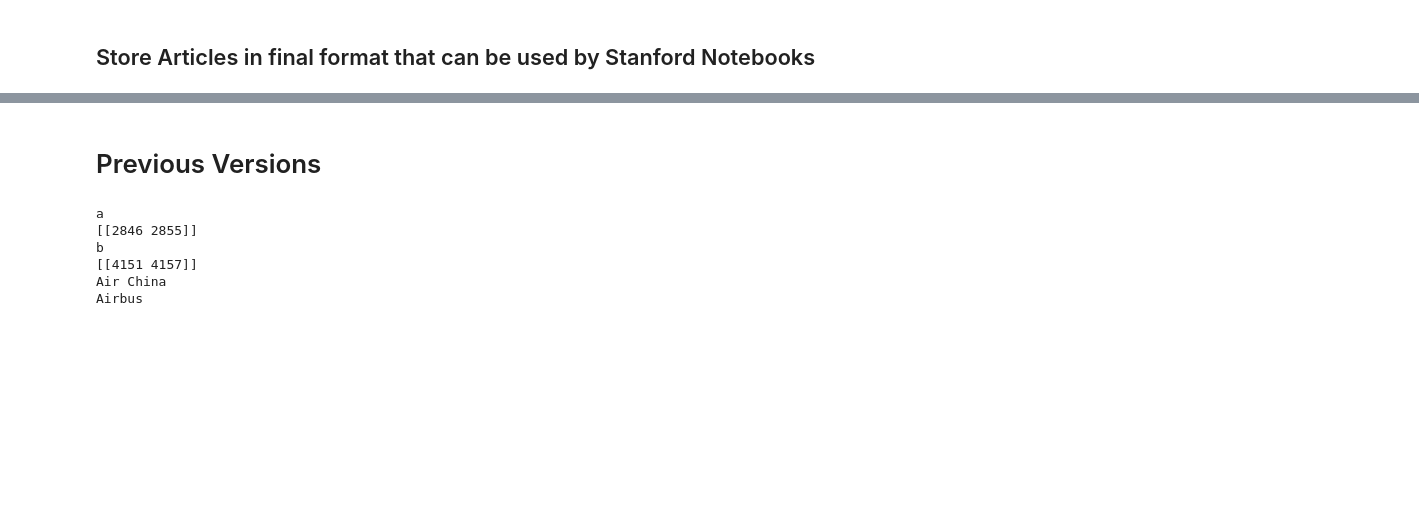
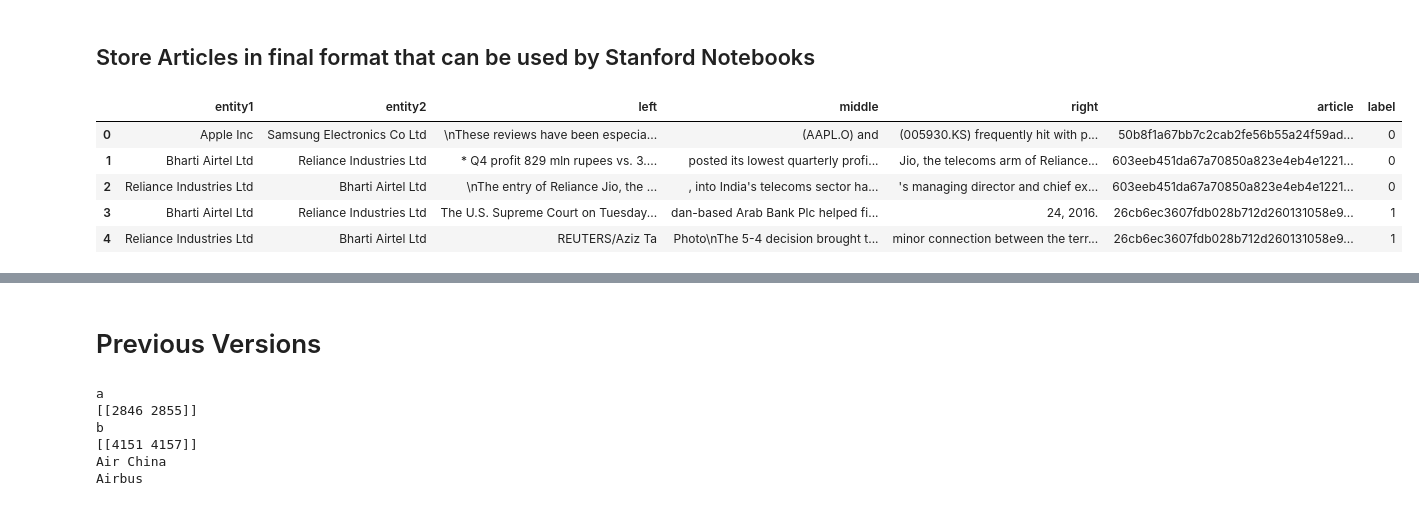
Before and after one commit to ronaldBuddys/supply-chain-extract, a Jupyter notebook: nlp/examples/article_analysis.ipynb, the cells around one changed output, grey strips where cells are left out. Drawn from its saved outputs; the diff is of its cells as text; code cells hidden in the pictures; blank space fills up the shorter version.

Commit message:
updating demonstration files with latest input files

```diff
--- a/nlp/examples/article_analysis.ipynb
+++ b/nlp/examples/article_analysis.ipynb
@@ -807,5 +856,14 @@ df["label"].mean()
 # %% [markdown]
 ## Store Articles in final format that can be used by Stanford Notebooks
+# %%
+df = pd.read_csv(get_data_path("example_inputs_pos_and_neg.tsv"),sep="\t")
+# %% [output]
+|  | entity1 | entity2 | left | middle | right | article | label |
+| 0 | Apple Inc | Samsung Electronics Co Ltd | \nThese reviews have been especia... | (AAPL.O) and | (005930.KS) frequently hit with p... | 50b8f1a67bb7c2cab2fe56b55a24f59ad... | 0 |
+| 1 | Bharti Airtel Ltd | Reliance Industries Ltd | * Q4 profit 829 mln rupees vs. 3.... | posted its lowest quarterly profi... | Jio, the telecoms arm of Reliance... | 603eeb451da67a70850a823e4eb4e1221... | 0 |
+| 2 | Reliance Industries Ltd | Bharti Airtel Ltd | \nThe entry of Reliance Jio, the ... | , into India's telecoms sector ha... | 's managing director and chief ex... | 603eeb451da67a70850a823e4eb4e1221... | 0 |
+| 3 | Bharti Airtel Ltd | Reliance Industries Ltd | The U.S. Supreme Court on Tuesday... | dan-based Arab Bank Plc helped fi... | 24, 2016. | 26cb6ec3607fdb028b712d260131058e9... | 1 |
+| 4 | Reliance Industries Ltd | Bharti Airtel Ltd | REUTERS/Aziz Ta | Photo\nThe 5-4 decision brought t... | minor connection between the terr... | 26cb6ec3607fdb028b712d260131058e9... | 1 |
 # %%
 #Creating a dataframe in the form required by the Coprus class
 articles_final = pd.DataFrame()
```
Also changed, not shown: parts of 13 cells of this notebook, 2 other files.
